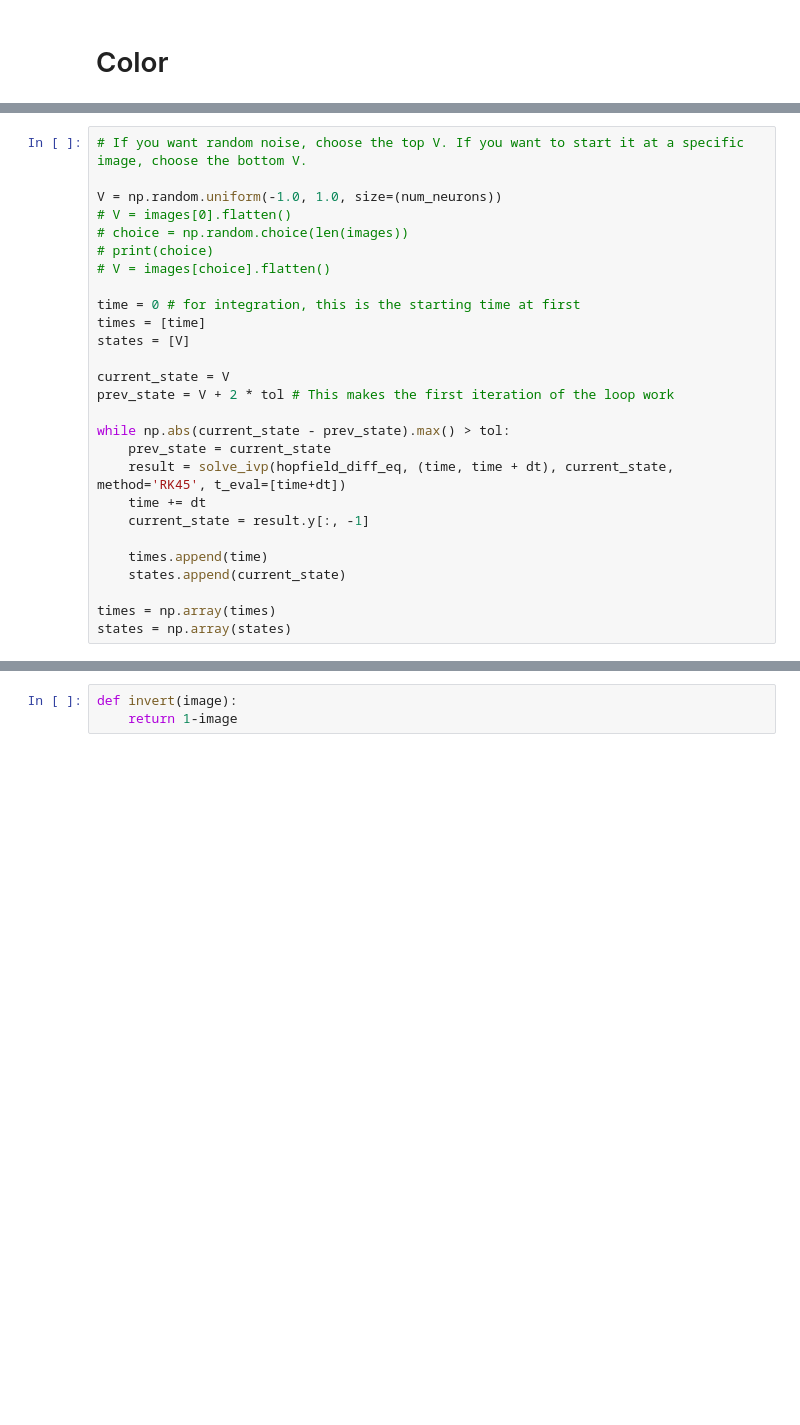
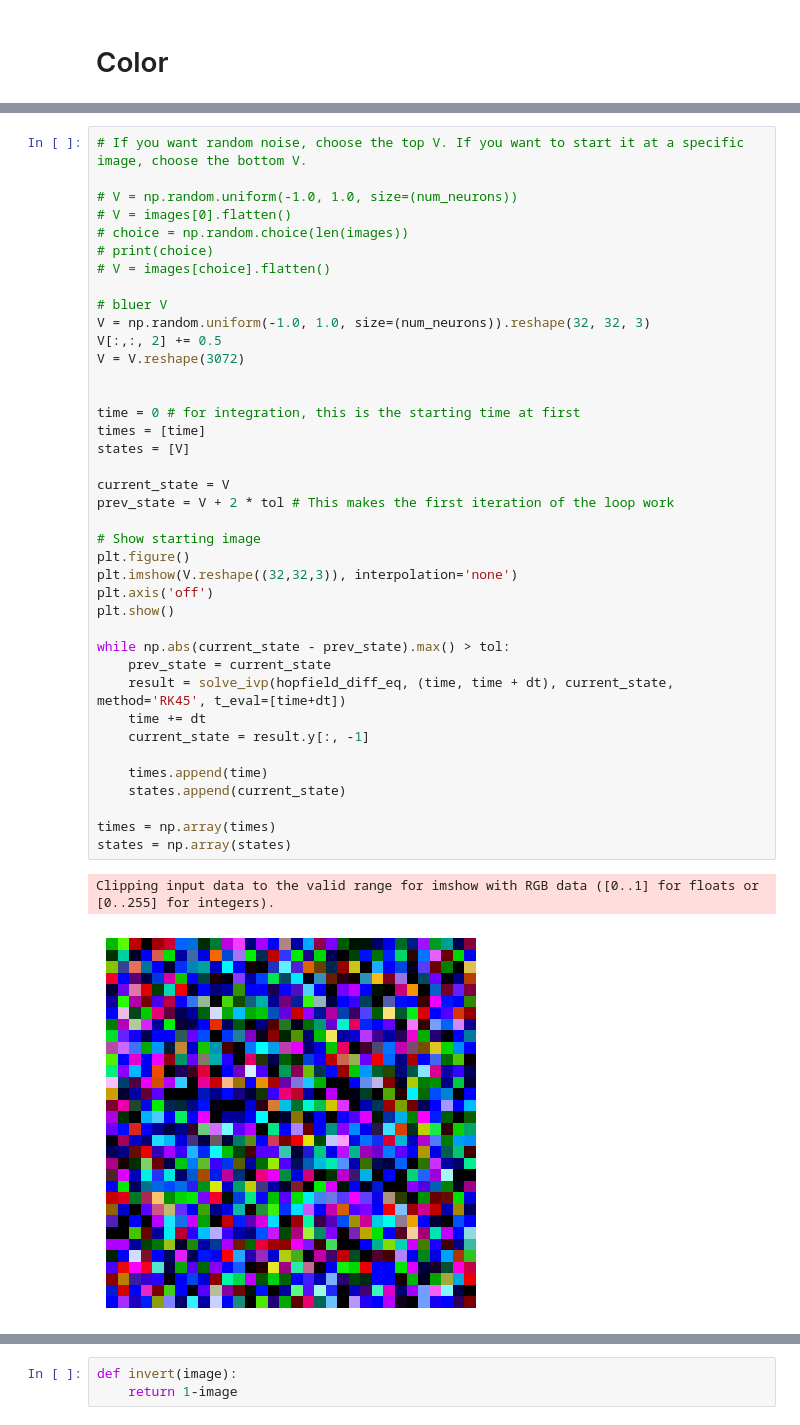
Before and after one commit to daniel-koronthaly/HopfieldImages, a Jupyter notebook: hopfield.ipynb, the cells around one changed output, grey strips where cells are left out. Cells and saved outputs as stored; diff of their text form; blank space fills up the shorter version.

```diff
--- a/hopfield.ipynb
+++ b/hopfield.ipynb
@@ -116,30 +164,45 @@ def hopfield_diff_eq(t, v):
 # %%
 # If you want random noise, choose the top V. If you want to start it at a specific image, choose the bottom V.
 
-V = np.random.uniform(-1.0, 1.0, size=(num_neurons))
+# V = np.random.uniform(-1.0, 1.0, size=(num_neurons))
 # V = images[0].flatten()
 # choice = np.random.choice(len(images))
 # print(choice)
 # V = images[choice].flatten()
+
+# bluer V
+V = np.random.uniform(-1.0, 1.0, size=(num_neurons)).reshape(32, 32, 3)
+V[:,:, 2] += 0.5
+V = V.reshape(3072)
+
 
 time = 0 # for integration, this is the starting time at first
 times = [time]
 states = [V]
 
 current_state = V
 prev_state = V + 2 * tol # This makes the first iteration of the loop work
+
+# Show starting image
+plt.figure()
+plt.imshow(V.reshape((32,32,3)), interpolation='none')
+plt.axis('off')
+plt.show()
 
 while np.abs(current_state - prev_state).max() > tol:
     prev_state = current_state
     result = solve_ivp(hopfield_diff_eq, (time, time + dt), current_state, method='RK45', t_eval=[time+dt])
     time += dt
     current_state = result.y[:, -1]
 
     times.append(time)
     states.append(current_state)
 
 times = np.array(times)
 states = np.array(states)
+# %% [output]
+Clipping input data to the valid range for imshow with RGB data ([0..1] for floats or [0..255] for integers).
+[figure, added]
 # %%
 if color_enabled:
     final_img = states[-1].reshape((32,32,3))
```
Also changed, not shown: parts of 7 cells of this notebook.
